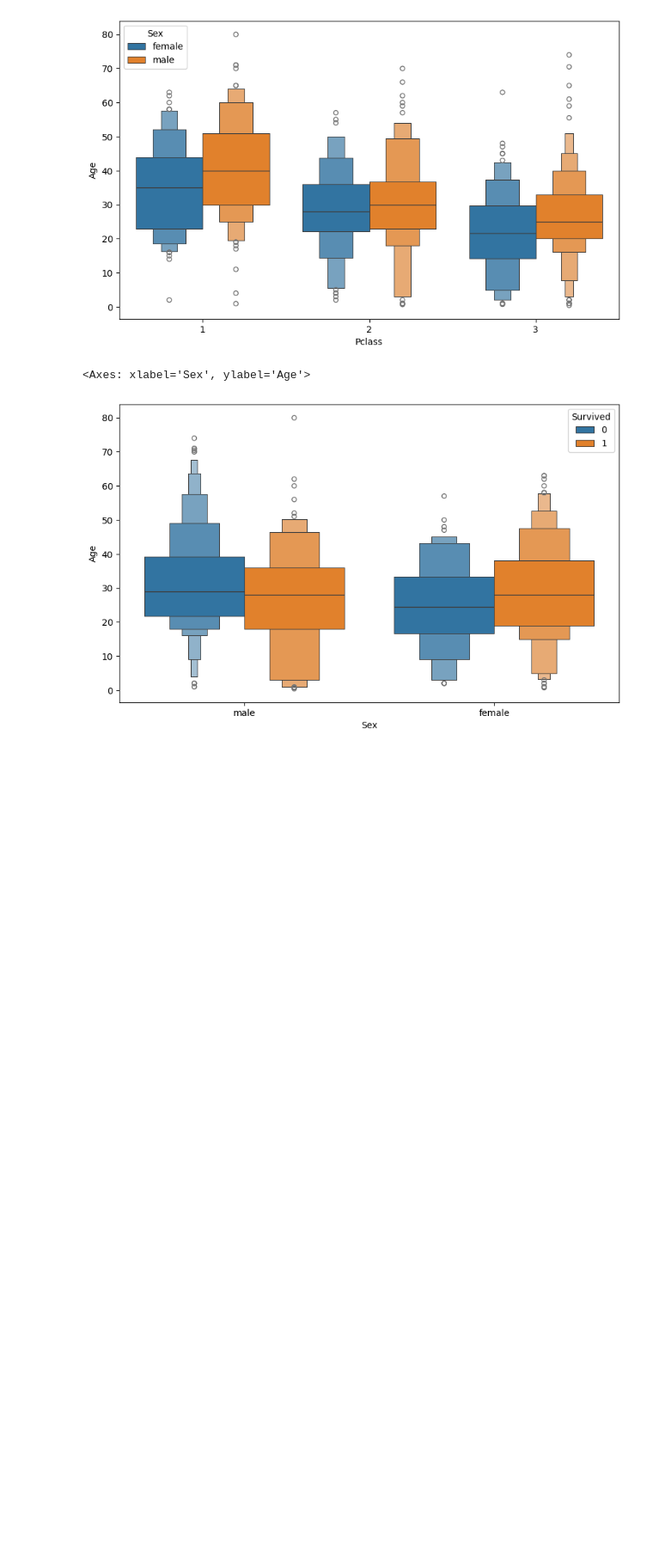
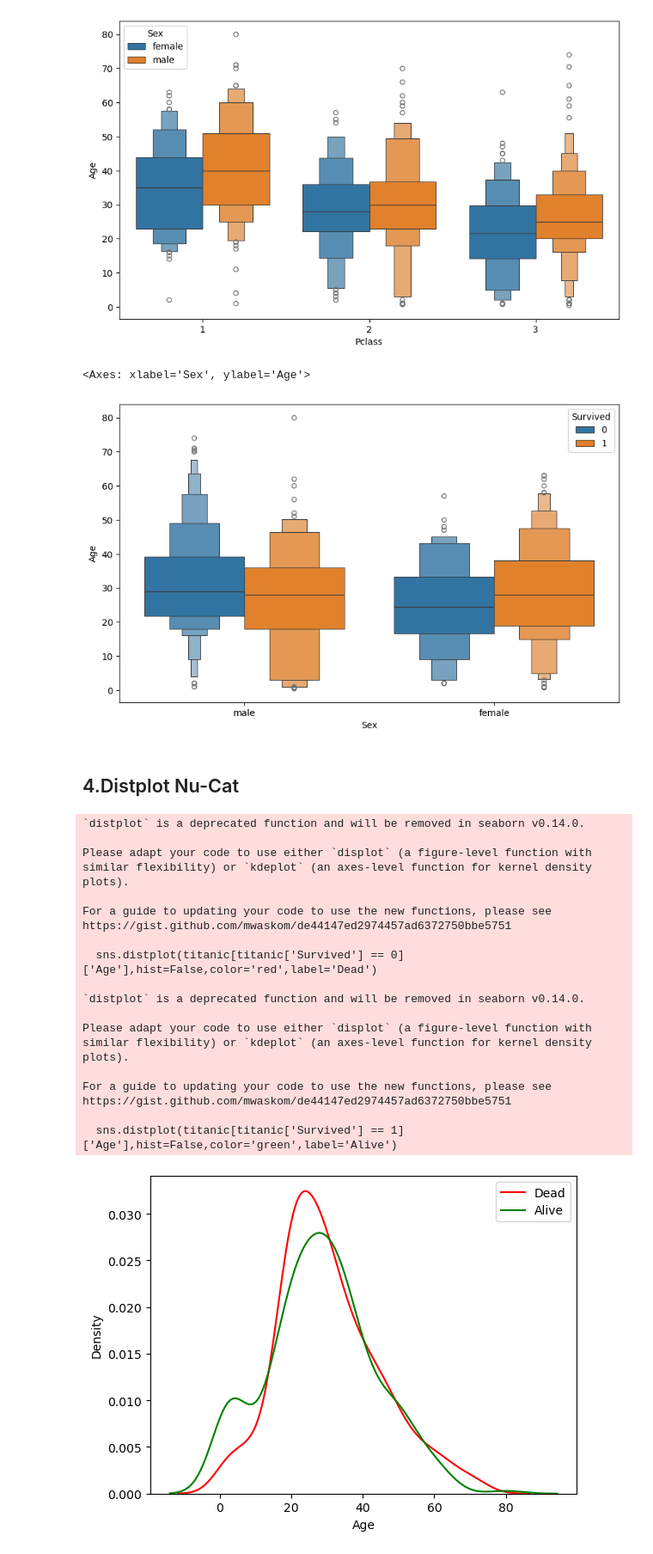
Before and after one commit to 07fahim/Python, a Jupyter notebook: Python/EDA Analysis/EDA using Bivariate and Multivariate Analysis.ipynb, the cells around one changed output. Shown at 86% size. Drawn from its saved outputs; the diff is of its cells as text; code cells hidden in the pictures; blank space fills up the shorter version.

```diff
--- a/Python/EDA Analysis/EDA using Bivariate and Multivariate Analysis.ipynb
+++ b/Python/EDA Analysis/EDA using Bivariate and Multivariate Analysis.ipynb
@@ -78,3 +78,31 @@ sns.boxenplot(x=titanic["Sex"],y=titanic["Age"],hue=titanic['Survived'])
 # %% [output]
 <Axes: xlabel='Sex', ylabel='Age'>
 [figure]
+# %% [markdown]
+## 4.Distplot Nu-Cat
+# %%
+sns.distplot(titanic[titanic['Survived'] == 0]['Age'],hist=False,color='red',label='Dead')
+sns.distplot(titanic[titanic['Survived'] == 1]['Age'],hist=False,color='green',label='Alive')
+plt.legend()
+plt.show()
+# %% [output]
+`distplot` is a deprecated function and will be removed in seaborn v0.14.0.
+
+Please adapt your code to use either `displot` (a figure-level function with
+similar flexibility) or `kdeplot` (an axes-level function for kernel density plots).
+
+For a guide to updating your code to use the new functions, please see
+https://gist.github.com/mwaskom/de44147ed2974457ad6372750bbe5751
+
+  sns.distplot(titanic[titanic['Survived'] == 0]['Age'],hist=False,color='red',label='Dead')
+
+`distplot` is a deprecated function and will be removed in seaborn v0.14.0.
+
+Please adapt your code to use either `displot` (a figure-level function with
+similar flexibility) or `kdeplot` (an axes-level function for kernel density plots).
+
+For a guide to updating your code to use the new functions, please see
+https://gist.github.com/mwaskom/de44147ed2974457ad6372750bbe5751
+
+  sns.distplot(titanic[titanic['Survived'] == 1]['Age'],hist=False,color='green',label='Alive')
+[figure, added]
```
Also changed, not shown: parts of 1 cell of this notebook.
